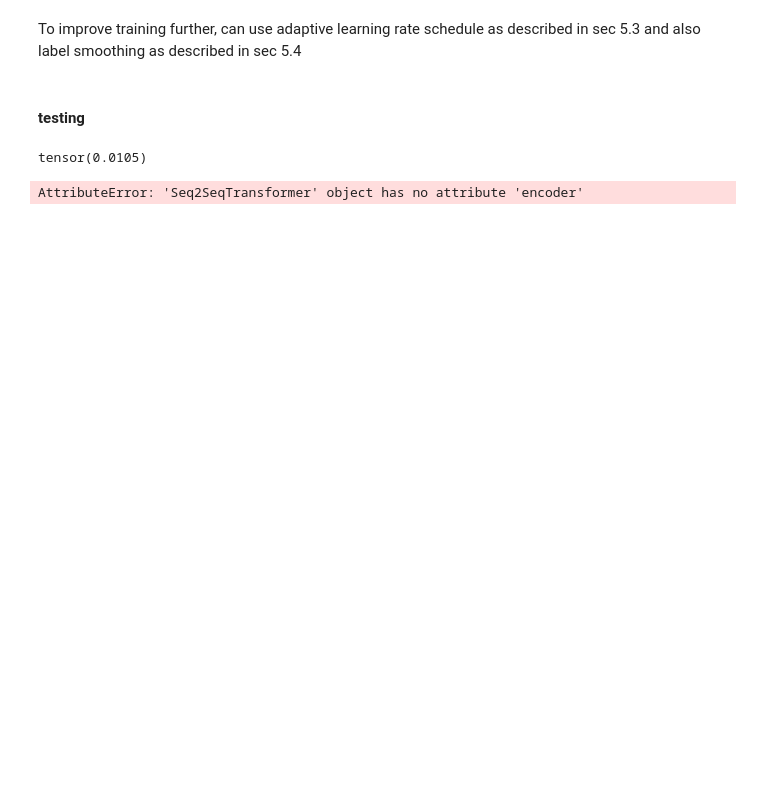
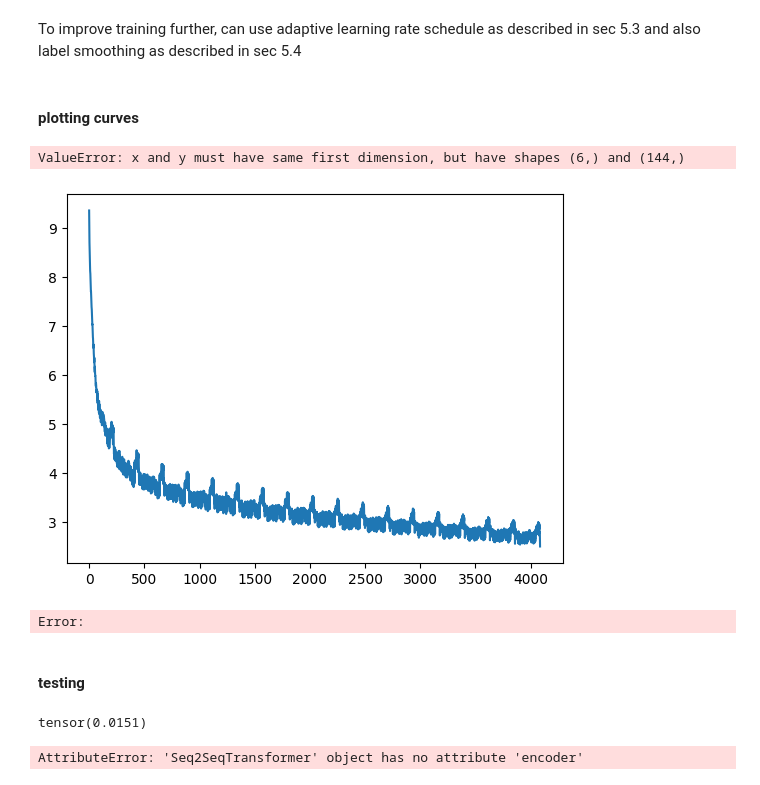
Before and after one commit to haoyucn/Decoupling-the-Backward-Pass-Using-Abstracted-Gradients, a Jupyter notebook: seq2seq_transformer_w_mnet.ipynb, the cells around one changed output. Saved outputs shown, nothing was run; the diff lists cells and outputs as text; code cells hidden in the pictures; blank space fills up the shorter version.

Commit message:
add original model script to comparison speed and accuracy

```diff
--- a/seq2seq_transformer_w_mnet.ipynb
+++ b/seq2seq_transformer_w_mnet.ipynb
@@ -174,11 +174,11 @@ class GradSaver(torch.autograd.Function):
 
         x, saver, sequentialOutput, = ctx.saved_tensors
         s = time.time()
-        t = 1e-3
+        t = 1e-9
         x_T = torch.transpose(x, -1, 1)
         I = torch.eye(x.shape[1]).to('cuda:1')
         pinv = torch.bmm(x_T, torch.inverse(torch.bmm(x, x_T) + t * I))
-        m = torch.bmm(pinv,sequentialOutput) # torch.transpose(pinv, -1, 1)
+        m = torch.bmm(pinv, sequentialOutput) # torch.transpose(pinv, -1, 1)
 
         # print(x.shape)
         # print(sequentialOutput.shape)
@@ -189,7 +189,7 @@ class GradSaver(torch.autograd.Function):
 
 
         # print(gradients.shape, m.shape)
-
+        # a =
         z = torch.bmm(gradients, m)#, None, None
         # z = torch.bmm(gradients, m)
         lst_sqs_sum += (time.time() -s )
@@ -477,6 +477,17 @@ class Seq2SeqTransformer(nn.Module):
                                 src_padding_mask, tgt_padding_mask, memory_key_padding_mask) # find out how masking is applied within forward method
         return self.generator(outs)
 
+    def get_parameters(self):
+        ps = []
+        transformer_ps = self.transformer.get_parameters()
+        ps += transformer_ps
+        ps.append(self.generator.weight)
+        ps.append(self.generator.bias)
+        ps.append(self.src_tok_emb.embedding.weight)
+        ps.append(self.tgt_tok_emb.embedding.weight)
+
+        return ps
+
     def encode(self, src: Tensor, src_mask: Tensor):
         return self.transformer.encoder(self.positional_encoding(
                             self.src_tok_emb(src)), src_mask)
@@ -513,7 +524,7 @@ SRC_VOCAB_SIZE = len(vocab_transform[SRC_LANGUAGE])
 TGT_VOCAB_SIZE = len(vocab_transform[TGT_LANGUAGE])
 EMB_SIZE = 512
 NHEAD = 8
-FFN_HID_DIM = 2048
+FFN_HID_DIM = 512
 BATCH_SIZE = 128
 NUM_ENCODER_LAYERS = 12
 NUM_DECODER_LAYERS = 6
@@ -531,7 +542,7 @@ loss_fn = torch.nn.CrossEntropyLoss(ignore_index=PAD_IDX)
 # lr = 0.0007
 lr = 0.0001
 optimizer = torch.optim.Adam(transformer.parameters(), lr=lr, betas=(0.9, 0.98), eps=1e-9)
-# optimizer = torch.optim.Adam(transformer.transformer.get_parameters(), lr=lr, betas=(0.9, 0.98), eps=1e-9)
+# optimizer = torch.optim.Adam(transformer.get_parameters(), lr=lr, betas=(0.9, 0.98), eps=1e-9)
 # %% [markdown]
 #### batching
 # %%
@@ -692,13 +696,15 @@ def train_epoch_parallel(model, optimizer):
 
         p1.start()
         # p2.start()
+        model.transformer.MNet2.backwardHidden()
+
 
         p1.join()
         # p2.join()
 
         # print('before mnet backwards')
         # model.transformer.MNet1.backwardHidden()
-        # model.transformer.MNet2.backwardHidden()
+
         # wait for both MNets to finish updating
 
         # a = model.transformer.MNet1.layers[0].out_proj.weight.grad
@@ -784,5 +800,20 @@ Trained for 2 epochs in 88.5404703617096 seconds
 # %% [markdown]
 To improve training further, can use adaptive learning rate schedule as described in sec 5.3 and also label smoothing as described in sec 5.4
+# %% [markdown]
+#### plotting curves
+# %%
+import matplotlib.pyplot as plt
+import numpy as np
+
+s = (len(training_losses_to_plot) // len(val_losses_to_plot))
+
+plt.plot(np.arange(0, len(training_losses_to_plot), 1), training_losses_to_plot)
+plt.plot(np.arange(0, len(val_losses_to_plot), s), val_losses_to_plot)
+plt.show()
+# %% [output]
+ValueError: x and y must have same first dimension, but have shapes (6,) and (144,)
+[figure, added]
+Error:
 # %% [markdown]
 #### testing
 # %%
@@ -877,7 +908,7 @@ def test(model,):
 # %%
 test(transformer)
 # %% [output]
-tensor(0.0105)
+tensor(0.0151)
 # %%
 print(translate(transformer, "Eine Gruppe von Menschen steht vor einem Iglu ."))
 print(translate(transformer, "Wie gehen Sie?"))
```
Also changed, not shown: parts of 2 cells of this notebook, 1 other file.
